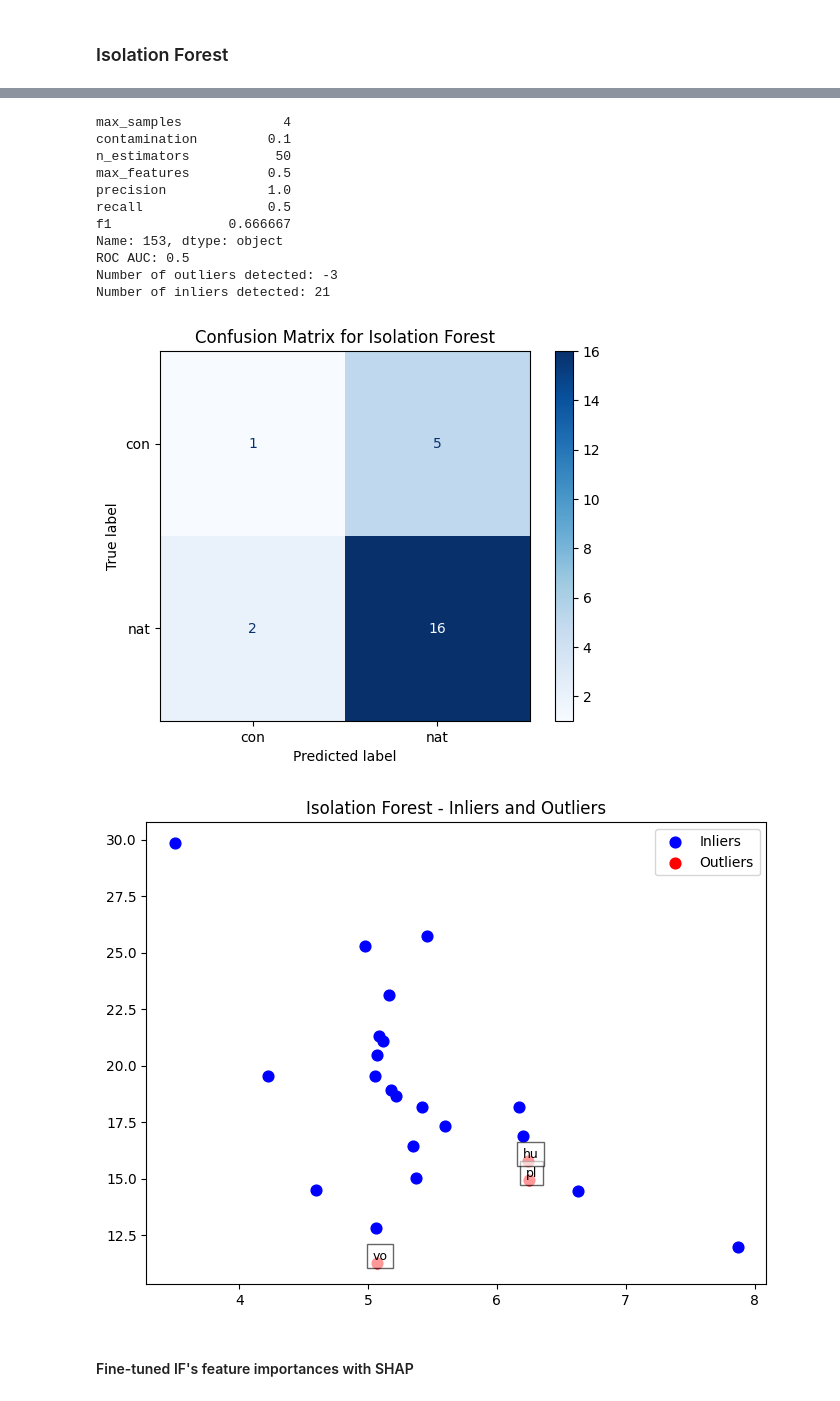
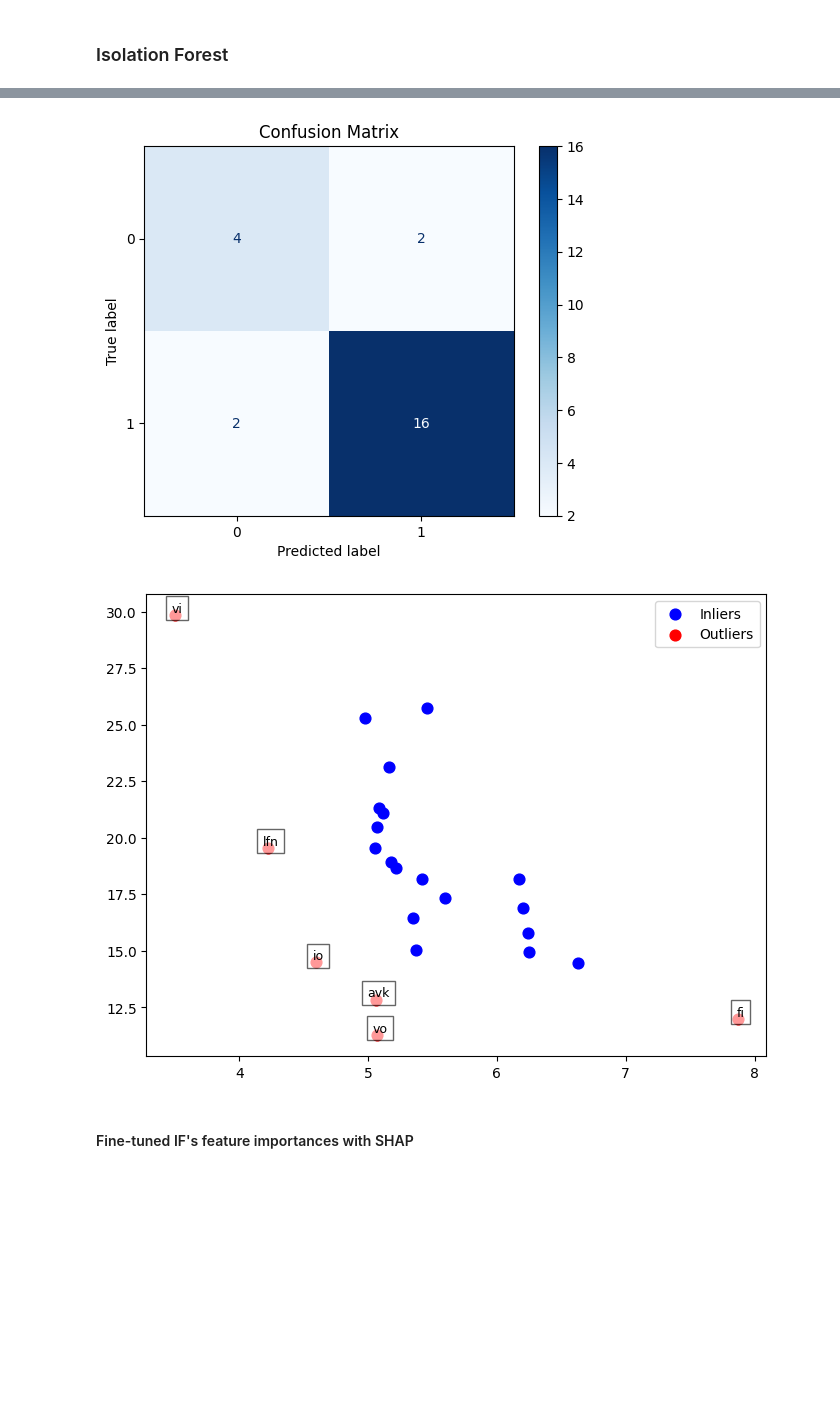
Before and after one commit to kirbergerconnor/iscl-thesis, a Jupyter notebook: anomalydetection.ipynb, the cells around one changed output, grey strips where cells are left out. Drawn from its saved outputs; the diff is of its cells as text; code cells hidden in the pictures; blank space fills up the shorter version.

```diff
--- a/anomalydetection.ipynb
+++ b/anomalydetection.ipynb
@@ -255,10 +261,11 @@ plt.show()
 X_train, y = data.iloc[:,2:].values.round(decimals=3), data.iloc[:,1].map({'con':-1, 'nat':1}).values
 
 param_grid = {
-    'max_samples': ['auto', int(0.2*len(X_train)), int(0.5*len(X_train)), int(0.7*len(X_train)), len(X_train)],
-    'contamination': [0.01, 0.03, 0.05, 0.1, 0.2, 0.25, 0.5],
-    'n_estimators': [50, 100, 200],
-    'max_features': [0.1, 0.5, 1.0]
+    'max_samples': ['auto', 0.1, 0.3, 0.5, 0.7, 0.9, len(X_train)],
+    'contamination': ['auto', 0.01, 0.03, 0.05, 0.1, 0.2, 0.25, 0.5],
+    'n_estimators': [5, 10, 15, 20, 50, 100, 200, 300],
+    'max_features': [0.1, 0.3, 0.5, 0.7, 1.0],
+    'bootstrap': [True, False],
 }
 
 grid = ParameterGrid(param_grid)
@@ -269,28 +276,31 @@ for params in grid:
         contamination=params['contamination'],
         n_estimators=params['n_estimators'],
         max_features=params['max_features'],
+        bootstrap=params['bootstrap'],
         random_state=42,
         n_jobs=-1
         )
     y_pred = ifo.fit_predict(X_train)
-    # y_pred = ifo.predict(X_test)
     precision = precision_score(y, y_pred, pos_label=-1)
     recall = recall_score(y, y_pred, pos_label=-1)
     f1 = f1_score(y, y_pred, pos_label=-1)
+    # ap = average_precision_score(y, y_pred, pos_label=-1)
 
     results.append({
         'max_samples': params['max_samples'],
         'contamination': params['contamination'],
         'n_estimators': params['n_estimators'],
         'max_features': params['max_features'],
+        'bootstrap': params['bootstrap'],
         'precision': precision,
         'recall': recall,
         'f1': f1,
+        # 'average_precision': ap,
     })
 
 if_finetuning_df = pd.DataFrame(results)
 if_finetuning_df.to_csv('./results/if_finetuning_df.csv')
-# Best parameters based on f1 score
+# Best parameters based on average precision score
 best_params = if_finetuning_df.sort_values(by='f1', ascending=False).iloc[0]
 print(best_params)
 
@@ -300,6 +310,9 @@ ifo = IsolationForest(
     contamination=best_params['contamination'],
     n_estimators=best_params['n_estimators'],
     max_features=best_params['max_features'],
+    bootstrap=params['bootstrap'],
+    random_state=42,
+    n_jobs=-1,
 )
 
 y_pred = ifo.fit_predict(X_train)
@@ -310,21 +323,33 @@ print('Number of outliers detected: {}'.format(y_pred[y_pred == -1].sum()))
 print('Number of inliers detected: {}'.format(y_pred[y_pred == 1].sum()))
 
 cm = confusion_matrix(y, y_pred)
-disp = ConfusionMatrixDisplay(cm, display_labels=['con', 'nat'])
+disp = ConfusionMatrixDisplay(cm, display_labels=[0, 1])
 disp.plot(cmap=plt.cm.Blues)
-plt.title('Confusion Matrix for Isolation Forest')
+plt.title('Confusion Matrix')
 plt.savefig('./results/CM_if.png')
 plt.show()
 
 plt.figure(figsize=(8, 6))
-plt.scatter(X[y_pred == 1][:, 0], X[y_pred == 1][:, 1], label="Inliers", c='blue', s=60)
-plt.scatter(X[y_pred == -1][:, 0], X[y_pred == -1][:, 1], label="Outliers", c='red', s=60)
+plt.scatter(X_train[y_pred == 1][:, 0], X_train[y_pred == 1][:, 1], label="Inliers", c='blue', s=60)
+plt.scatter(X_train[y_pred == -1][:, 0], X_train[y_pred == -1][:, 1], label="Outliers", c='red', s=60)
 for i, txt in enumerate(data['Corpus']):
     if y_pred[i] == -1:
-        plt.text(X[i, 0] + 0.02, X[i, 1] + 0.02, txt, fontsize=9, color='black',
+        plt.text(X_train[i, 0] + 0.02, X_train[i, 1] + 0.02, txt, fontsize=9, color='black',
                  ha='center', va='bottom', bbox=dict(facecolor='white', alpha=0.6))
-plt.title("Isolation Forest - Inliers and Outliers")
+# plt.title("Isolation Forest Outliers")
 plt.legend()
 plt.savefig('./results/IF_outliers.png')
 plt.show()
+
+# disp = DecisionBoundaryDisplay.from_estimator(
+#     ifo,
+#     X_train,
+#     response_method="predict",
+#     alpha=0.5,
+# )
+# disp.ax_.scatter(X_train[:,0], X_train[:,1], c=y, s=20, edgecolor="k")
+# disp.ax_.set_title("Binary Decision Boundary \nof Isolation Forest")
+# plt.axis("square")
+# plt.legend()
+# plt.show()
 # %% [output]
@@ -344,16 +368,5 @@ Precision is ill-defined and being set to 0.0 due to no predicted samples. Use `
-max_samples             4
-contamination         0.1
-n_estimators           50
-max_features          0.5
-precision             1.0
-recall                0.5
-f1               0.666667
-Name: 153, dtype: object
-ROC AUC: 0.5
-Number of outliers detected: -3
-Number of inliers detected: 21
-[figure, old version]
+[figure, new version]
-[figure, old version]
+[figure, new version]
 # %% [markdown]
 #### Fine-tuned IF's feature importances with SHAP
 # %%
```
Also changed, not shown: parts of 6 cells of this notebook, 26 other files.
